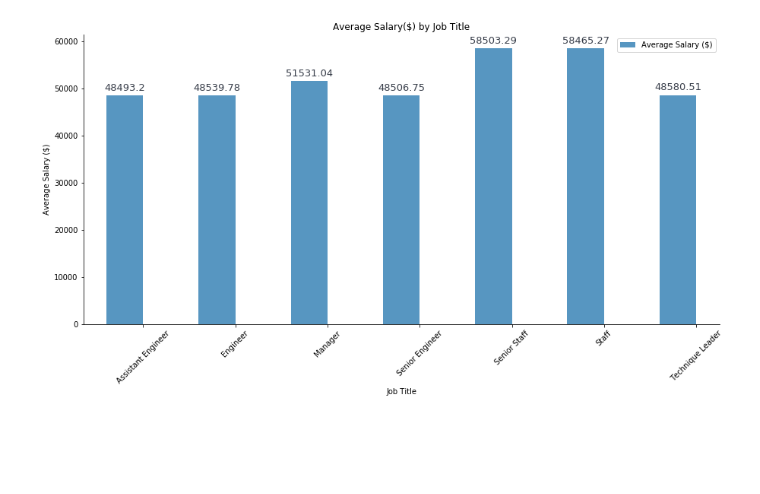
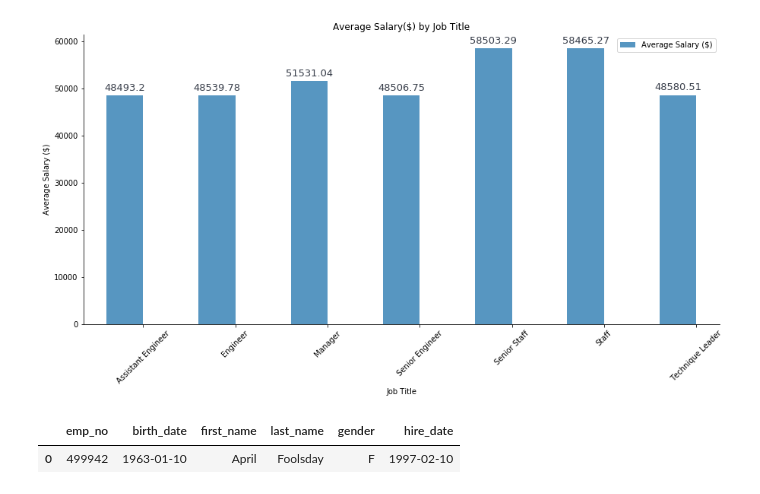
Before and after one commit to philipstubbs13/sql-challenge, a Jupyter notebook: employee_analysis.ipynb, the cells around one changed output. Cells and saved outputs as stored; diff of their text form; code cells hidden in the pictures; blank space fills up the shorter version.

```diff
--- a/employee_analysis.ipynb
+++ b/employee_analysis.ipynb
@@ -123,3 +122,13 @@ plt.savefig("./Images/average_salary_by_title.png", bbox_inches='tight')
 plt.show()
 # %% [output]
 [figure]
+# %%
+# On your way out of the office, you hear the words, "Search your ID number."
+# You look down at your badge to see that your employee ID number is 499942.
+my_employee_data = pd.read_sql('select * from employees as e where e.emp_no = 499942', connection)
+
+my_employee_data.head()
+# Very funny...
+# %% [output]
+|  | emp_no | birth_date | first_name | last_name | gender | hire_date |
+| 0 | 499942 | 1963-01-10 | April | Foolsday | F | 1997-02-10 |
```
Also changed, not shown: parts of 5 cells of this notebook, 4 other files.
